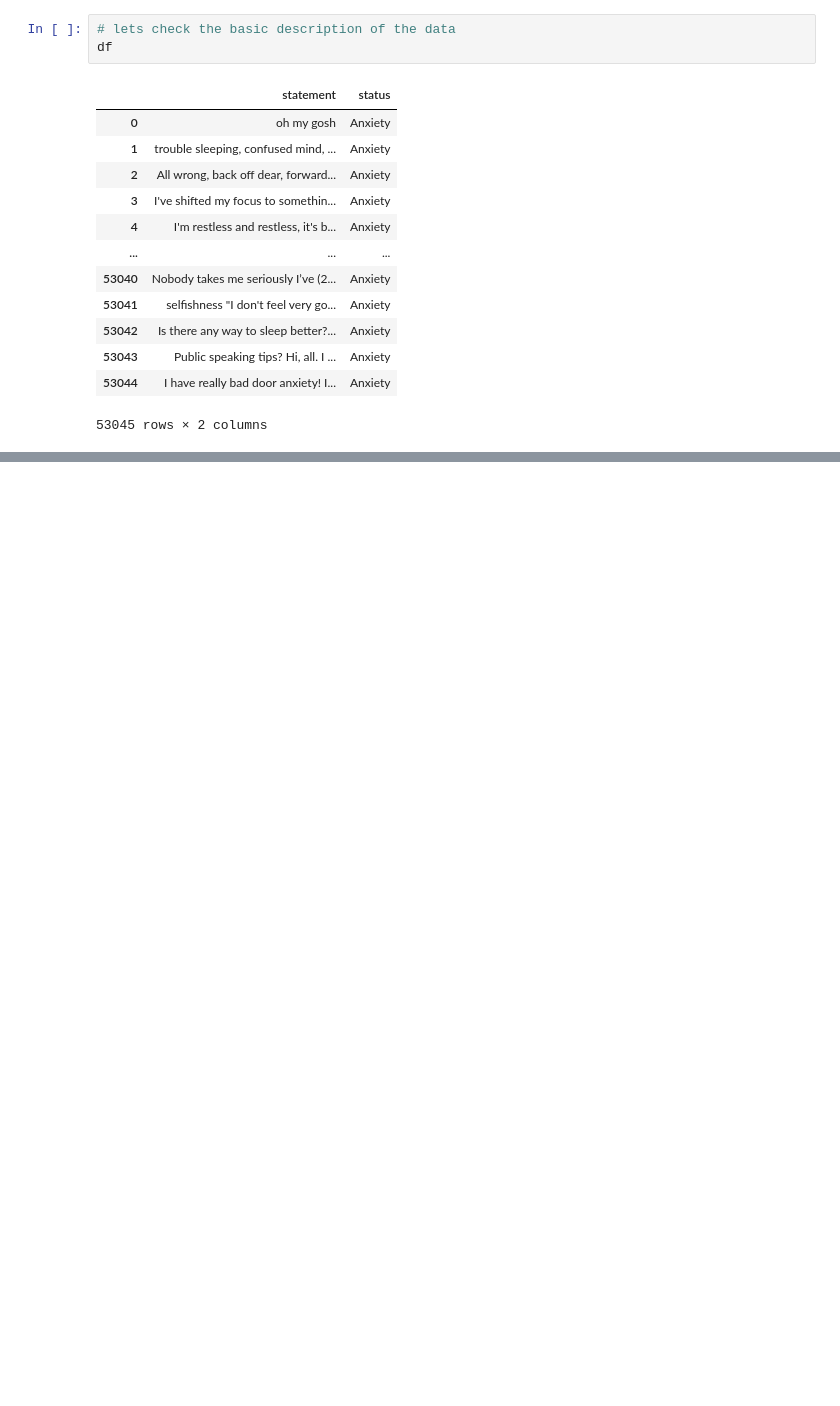
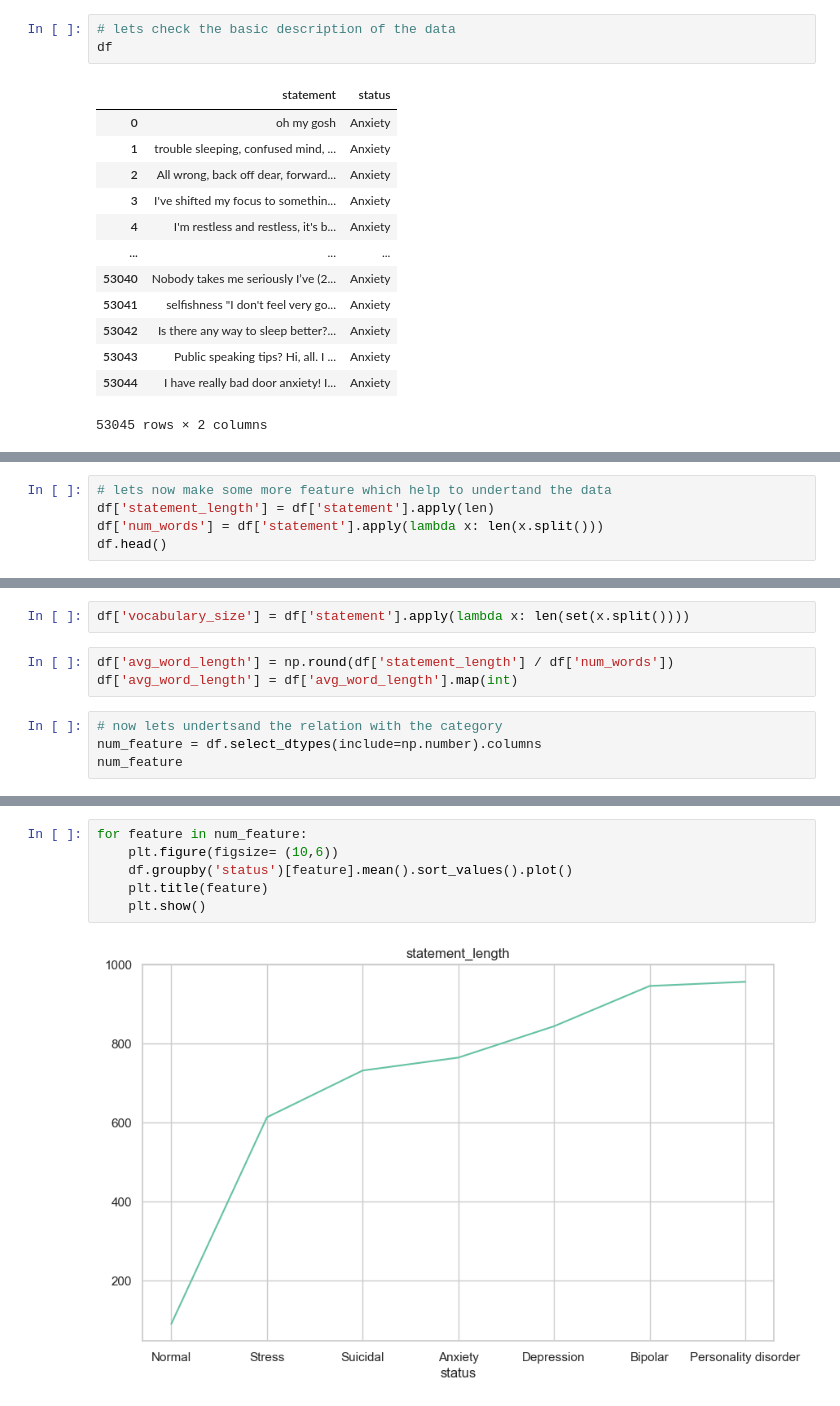
Before and after one commit to Rohit-workk/Mental-Health-Classification, a Jupyter notebook: basic_preprocess.ipynb, the cells around one changed output, grey strips where cells are left out. Drawn from its saved outputs; the diff is of its cells as text; blank space fills up the shorter version.

```diff
--- a/basic_preprocess.ipynb
+++ b/basic_preprocess.ipynb
@@ -26,0 +126,5 @@ df
+# %%
+# lets now make some more feature which help to undertand the data
+df['statement_length'] = df['statement'].apply(len)
+df['num_words'] = df['statement'].apply(lambda x: len(x.split()))
+df.head()
@@ -26,0 +138,9 @@ df
+# %%
+df['vocabulary_size'] = df['statement'].apply(lambda x: len(set(x.split())))
+# %%
+df['avg_word_length'] = np.round(df['statement_length'] / df['num_words'])
+df['avg_word_length'] = df['avg_word_length'].map(int)
+# %%
+# now lets undertsand the relation with the category
+num_feature = df.select_dtypes(include=np.number).columns
+num_feature
@@ -26,0 +161,8 @@ df
+# %%
+for feature in num_feature:
+    plt.figure(figsize= (10,6))
+    df.groupby('status')[feature].mean().sort_values().plot()
+    plt.title(feature)
+    plt.show()
+# %% [output]
+[figure, added]
```
Also changed, not shown: parts of 65 cells of this notebook, 3 other files.
